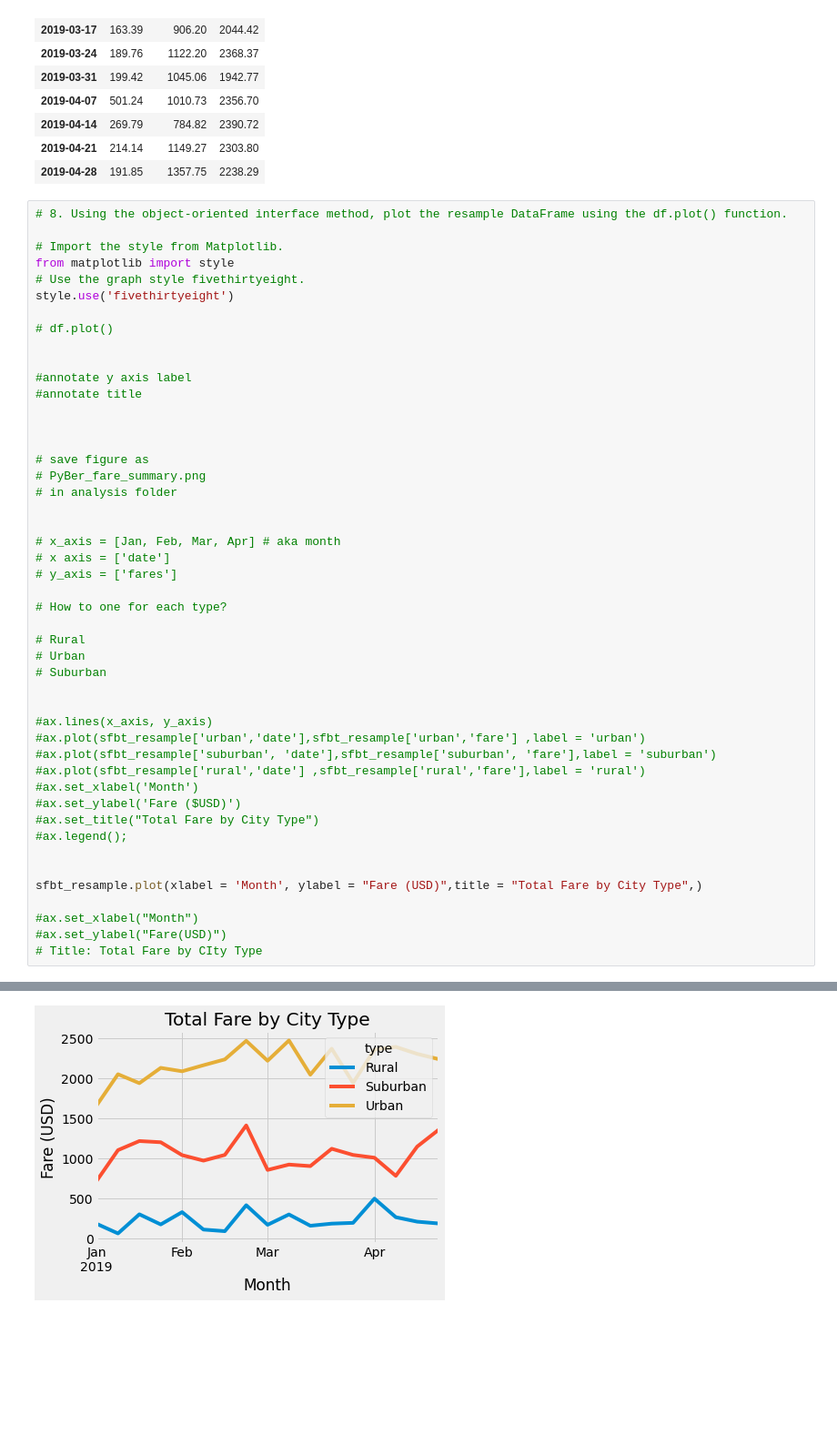
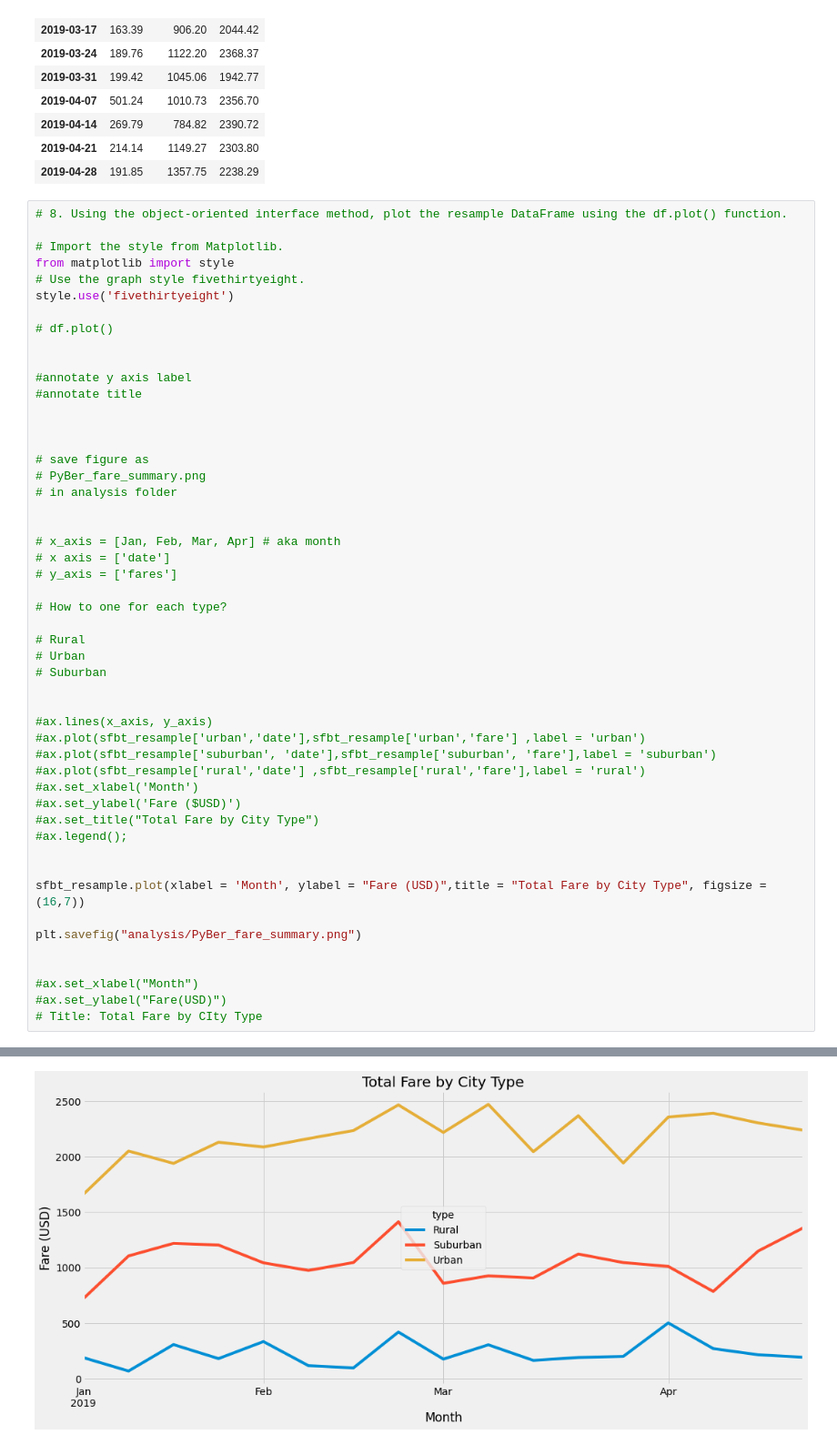
Before and after one commit to ianakt/PyBer_Analysis, a Jupyter notebook: PyBer_Challenge.ipynb, the cells around one changed output, grey strips where cells are left out. Shown: that part at 91% size. Saved outputs shown, nothing was run; the diff lists cells and outputs as text; blank space fills up the shorter version.

```diff
--- a/PyBer_Challenge.ipynb
+++ b/PyBer_Challenge.ipynb
@@ -313,7 +313,10 @@ style.use('fivethirtyeight')
 #ax.legend();
 
 
-sfbt_resample.plot(xlabel = 'Month', ylabel = "Fare (USD)",title = "Total Fare by City Type",)
+sfbt_resample.plot(xlabel = 'Month', ylabel = "Fare (USD)",title = "Total Fare by City Type", figsize = (16,7))
+
+plt.savefig("analysis/PyBer_fare_summary.png")
+
 
 #ax.set_xlabel("Month")
 #ax.set_ylabel("Fare(USD)")
@@ -323 +325 @@ sfbt_resample.plot(xlabel = 'Month', ylabel = "Fare (USD)",title = "Total Fare b
-[figure, old version]
+[figure, new version]
```
Also changed, not shown: parts of 1 cell of this notebook, 1 other file.
